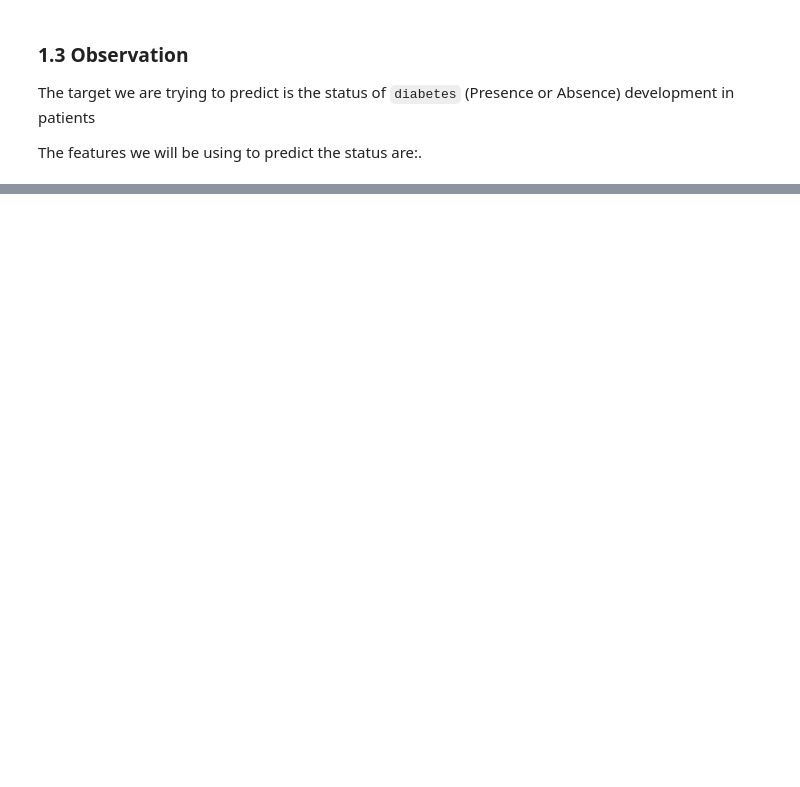
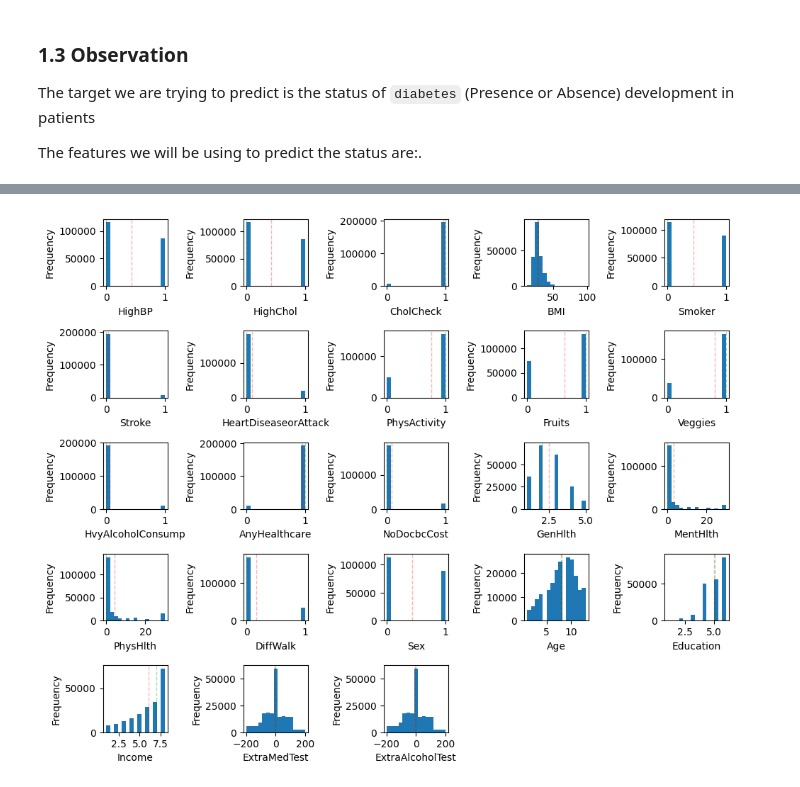
Before and after one commit to LocVu-Tim/COSC2753_A1_s3891483, a Jupyter notebook: notebooks/EDA.ipynb, the cells around one changed output, grey strips where cells are left out. Drawn from its saved outputs; the diff is of its cells as text; code cells hidden in the pictures; blank space fills up the shorter version.

```diff
--- a/notebooks/EDA.ipynb
+++ b/notebooks/EDA.ipynb
@@ -346,0 +383,18 @@ for i, col in enumerate(df_train.columns):
+# %%
+
+fig, axes = plt.subplots(5, 5, figsize=(10, 8))
+
+for i, ax in enumerate(axes.ravel()):
+    if i < len(df_train.columns):
+        ax.hist(df_train.iloc[:, i], bins=15)
+        ax.set_xlabel(df_train.columns[i])
+        ax.set_ylabel('Frequency')
+        ax.axvline(df_train.iloc[:, i].mean(),alpha=0.3, color='r', linestyle='dashed', linewidth=1)
+        ax.axvline(df_train.iloc[:, i].median(),alpha=0.3, color='g', linestyle='dashed', linewidth=1)
+    else:
+        ax.axis('off')
+
+plt.tight_layout()
+plt.show()
+# %% [output]
+[figure, added]
```
Also changed, not shown: parts of 49 cells of this notebook.
